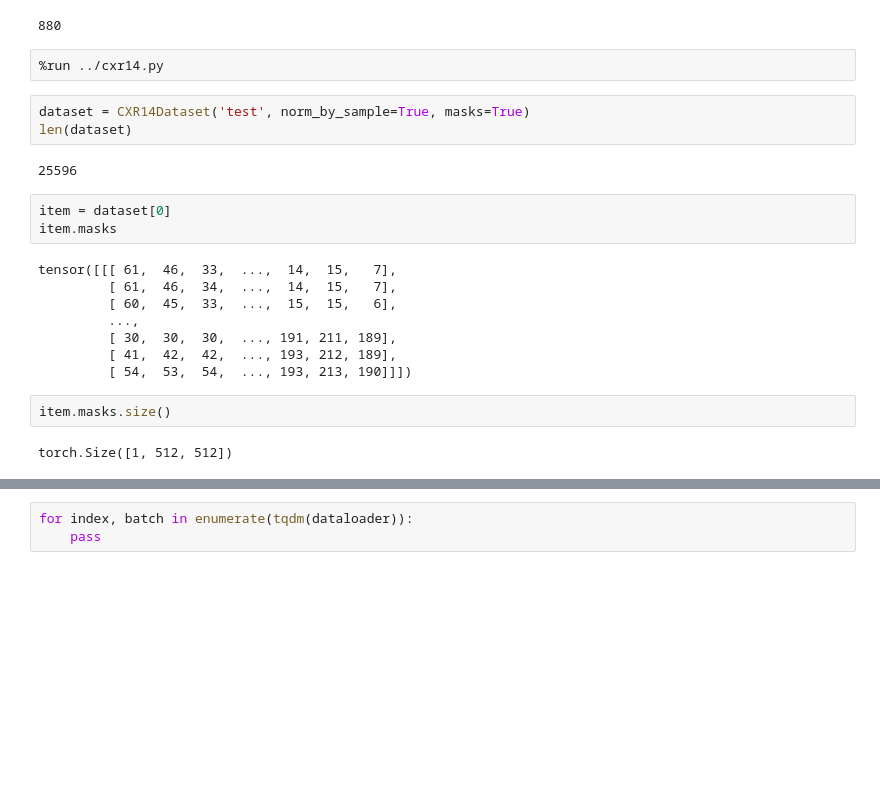
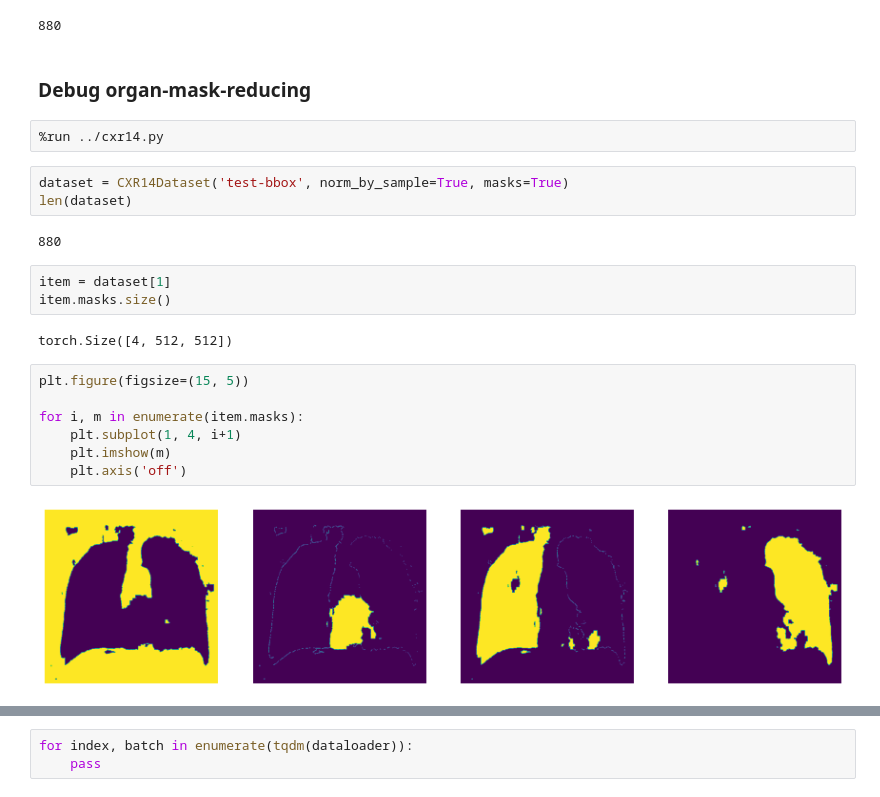
Before and after one commit to pdpino/medical-ai, a Jupyter notebook: medai/datasets/notebooks/cxr14.ipynb, the cells around one changed output, grey strips where cells are left out. Saved outputs shown, nothing was run; the diff lists cells and outputs as text; blank space fills up the shorter version.

```diff
--- a/medai/datasets/notebooks/cxr14.ipynb
+++ b/medai/datasets/notebooks/cxr14.ipynb
@@ -121,25 +122,26 @@ len(dataloader.dataset)
 # %% [output]
 Loading cxr14/test-bbox dataset...
 880
+# %% [markdown]
+### Debug organ-mask-reducing
 # %%
 %run ../cxr14.py
 # %%
-dataset = CXR14Dataset('test', norm_by_sample=True, masks=True)
+dataset = CXR14Dataset('test-bbox', norm_by_sample=True, masks=True)
 len(dataset)
 # %% [output]
-25596
+880
 # %%
-item = dataset[0]
-item.masks
+item = dataset[1]
+item.masks.size()
 # %% [output]
-tensor([[[ 61,  46,  33,  ...,  14,  15,   7],
-         [ 61,  46,  34,  ...,  14,  15,   7],
-         [ 60,  45,  33,  ...,  15,  15,   6],
-         ...,
-         [ 30,  30,  30,  ..., 191, 211, 189],
-         [ 41,  42,  42,  ..., 193, 212, 189],
-         [ 54,  53,  54,  ..., 193, 213, 190]]])
+torch.Size([4, 512, 512])
-# %%
-item.masks.size()
-# %% [output]
-torch.Size([1, 512, 512])
+# %%
+plt.figure(figsize=(15, 5))
+
+for i, m in enumerate(item.masks):
+    plt.subplot(1, 4, i+1)
+    plt.imshow(m)
+    plt.axis('off')
+# %% [output]
+[figure, added]
```
Also changed, not shown: parts of 2 cells of this notebook, 13 other files.
